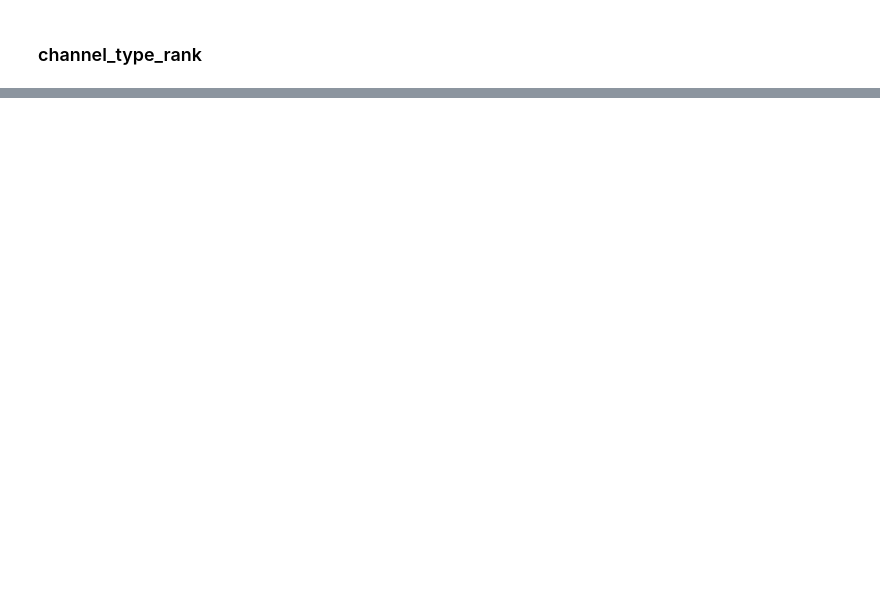
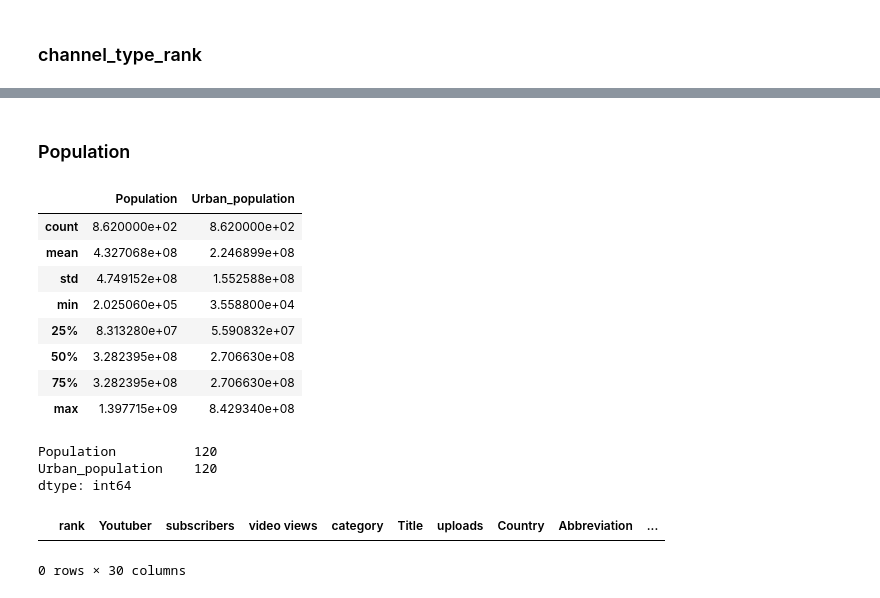
Before and after one commit to YKarsten/Clean-and-tranform, a Jupyter notebook: youtube.ipynb, the cells around one changed output, grey strips where cells are left out. Cells and saved outputs as stored; diff of their text form; code cells hidden in the pictures; blank space fills up the shorter version.

```diff
--- a/youtube.ipynb
+++ b/youtube.ipynb
@@ -519,0 +660,21 @@ Name: channel_type_rank, dtype: float64
+# %%
+# Statistical description of creation year date column
+display(df[["created_year", "created_month", "created_date"]].describe())
+
+# Are there NaN entries in any of the creation columns?
+display(df[["created_year", "created_month", "created_date"]].isna().sum())
+# yes, 4 entries in each column
+
+# Drop entries created before the launch of youtube (2005)
+df.drop(df[df['created_year'] < 2005].index, inplace=True)
+
+# Drop entries without a proper creation entry
+df.dropna(subset=['created_year', "created_month", "created_date"], inplace=True)
+
+# Is the minimal value 2005?
+display(df["created_year"].describe())
+# yes
+
+# Are there NaN entries in any of the creation columns?
+display(df[["created_year", "created_month", "created_date"]].isna().sum())
+# no longer any NaN
@@ -519,0 +739,28 @@ Name: channel_type_rank, dtype: float64
+# %% [markdown]
+### Population
+# %%
+# Statistical description of Population and Urban_population columns
+display(df[["Population", "Urban_population"]].describe())
+
+# Are there NaN entries in any of the Population columns?
+display(df[["Population", "Urban_population"]].isna().sum())
+# yes, 120 entries in each column
+
+# Does the urban population exceed the total poluation?
+display(df.loc[df["Population"]< df["Urban_population"]])
+# no
+# %% [output]
+|  | Population | Urban_population |
+| count | 8.620000e+02 | 8.620000e+02 |
+| mean | 4.327068e+08 | 2.246899e+08 |
+| std | 4.749152e+08 | 1.552588e+08 |
+| min | 2.025060e+05 | 3.558800e+04 |
+| 25% | 8.313280e+07 | 5.590832e+07 |
+| 50% | 3.282395e+08 | 2.706630e+08 |
+| 75% | 3.282395e+08 | 2.706630e+08 |
+| max | 1.397715e+09 | 8.429340e+08 |
+Population          120
+Urban_population    120
+dtype: int64
+|  | rank | Youtuber | subscribers | video views | category | Title | uploads | Country | Abbreviation | ... |
+0 rows × 30 columns
```
Also changed, not shown: parts of 27 cells of this notebook.
